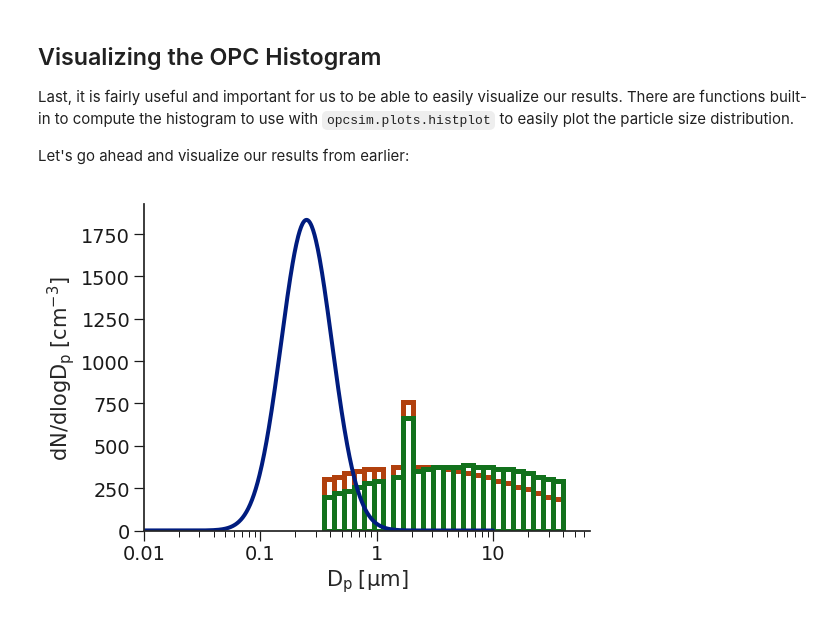
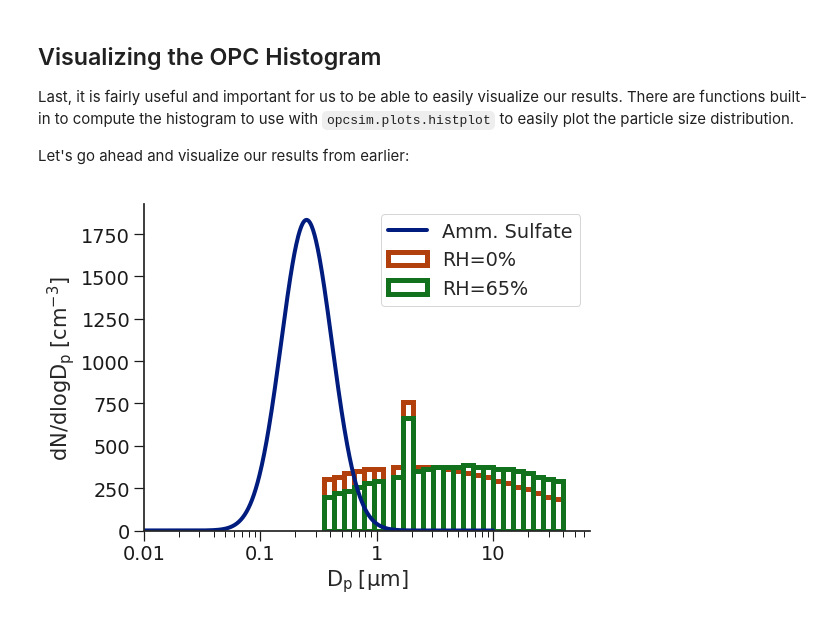
Before and after one commit to dhhagan/opcsim, a Jupyter notebook: docs/tutorial/model.ipynb, the cells around one changed output. Cells and saved outputs as stored; diff of their text form; code cells hidden in the pictures.

```diff
--- a/docs/tutorial/model.ipynb
+++ b/docs/tutorial/model.ipynb
@@ -402,13 +325,14 @@ lb, data2, ddp = opc.histogram(d, weight="number", base="log10", rh=65.0)
 # %%
 fig, ax = plt.subplots(1, figsize=(8, 6))
 
 ax = opcsim.plots.pdfplot(d, ax=ax, weight="number")
-ax = opcsim.plots.histplot(data=data1, bins=opc.bins, ax=ax)
-ax = opcsim.plots.histplot(data=data2, bins=opc.bins, ax=ax)
+ax = opcsim.plots.histplot(data=data1, bins=opc.bins, ax=ax, label="RH=0%")
+ax = opcsim.plots.histplot(data=data2, bins=opc.bins, ax=ax, label="RH=65%")
 
 ax.set_ylim(0, None)
 ax.set_xlim(0.01, None)
+ax.legend()
 
 sns.despine()
 # %% [output]
-[figure, old version]
+[figure, new version]
```
Also changed, not shown: parts of 19 cells of this notebook, 1 other file.
